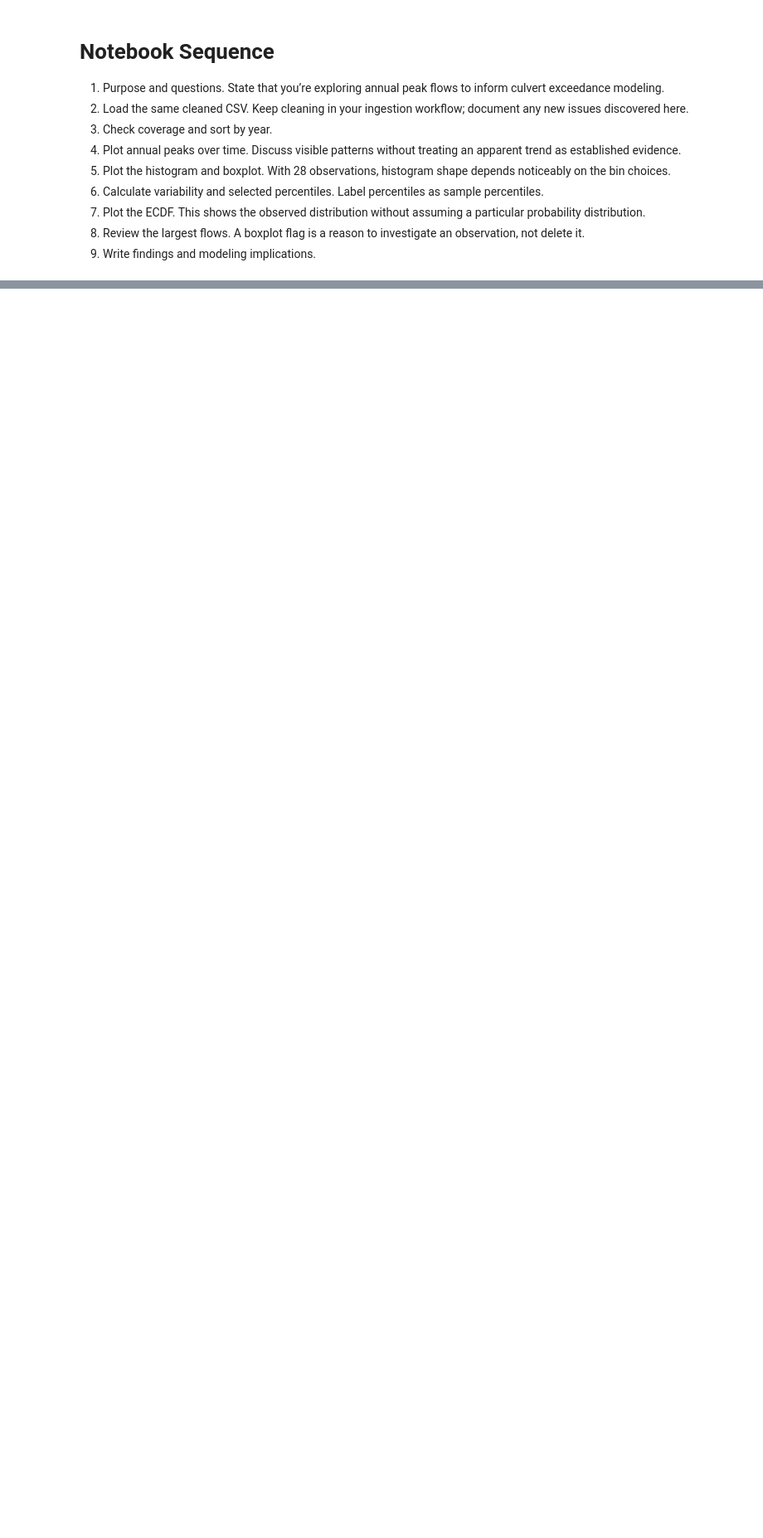
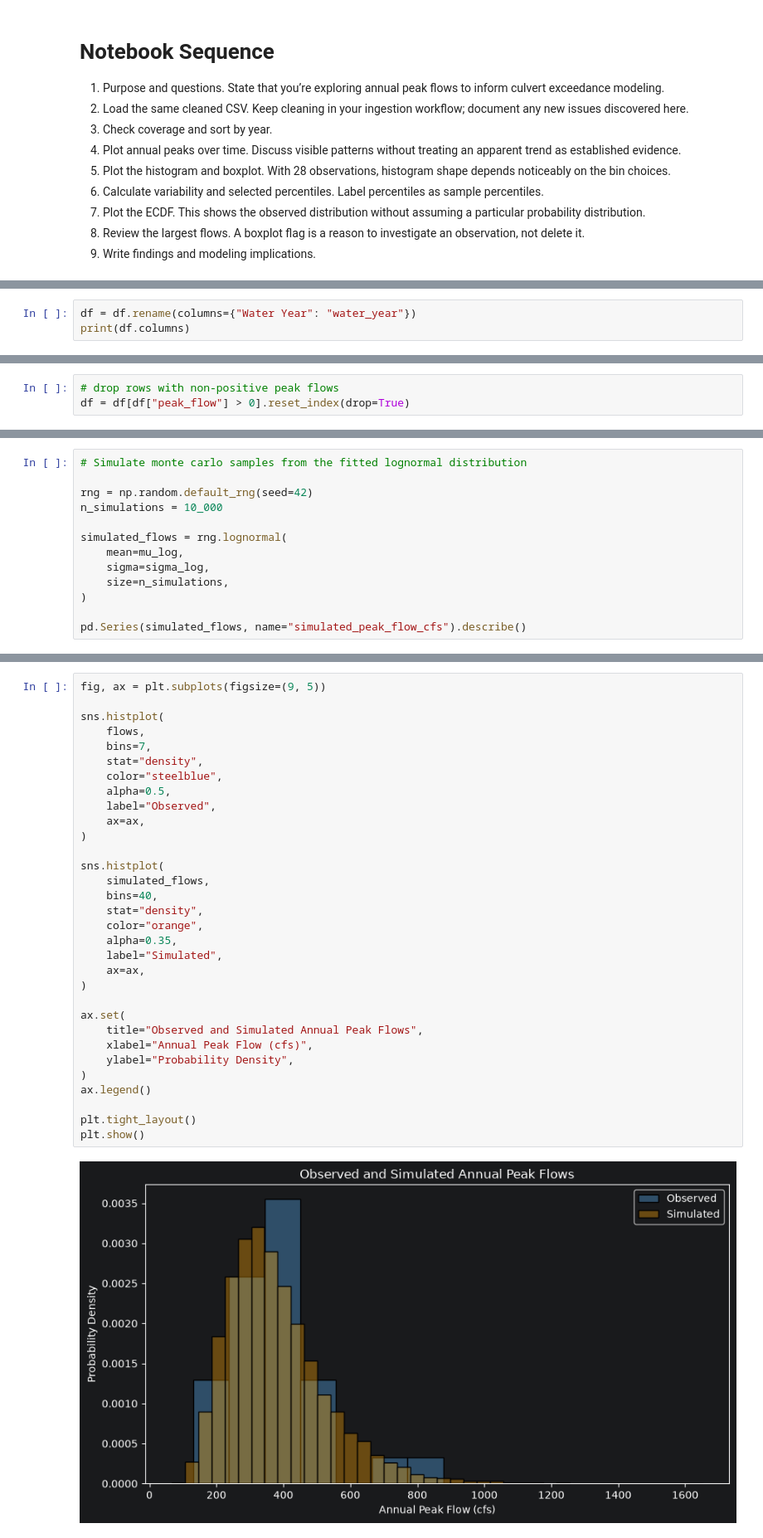
Before and after one commit to Brice-Dev-Lab/monte-carlo-practice-drills, a Jupyter notebook: notebooks/engineering/week_01/02_eda.ipynb, the cells around one changed output, grey strips where cells are left out. Shown at 83% size. Drawn from its saved outputs; the diff is of its cells as text; blank space fills up the shorter version.

Commit message:
calculate the monte carlo

```diff
--- a/notebooks/engineering/week_01/02_eda.ipynb
+++ b/notebooks/engineering/week_01/02_eda.ipynb
@@ -84,0 +147,3 @@ Dataframe shape: (31, 4)
+# %%
+df = df.rename(columns={"Water Year": "water_year"})
+print(df.columns)
@@ -84,0 +157,3 @@ Dataframe shape: (31, 4)
+# %%
+# drop rows with non-positive peak flows
+df = df[df["peak_flow"] > 0].reset_index(drop=True)
@@ -84,0 +176,13 @@ Dataframe shape: (31, 4)
+# %%
+# Simulate monte carlo samples from the fitted lognormal distribution
+
+rng = np.random.default_rng(seed=42)
+n_simulations = 10_000
+
+simulated_flows = rng.lognormal(
+    mean=mu_log,
+    sigma=sigma_log,
+    size=n_simulations,
+)
+
+pd.Series(simulated_flows, name="simulated_peak_flow_cfs").describe()
@@ -84,0 +199,34 @@ Dataframe shape: (31, 4)
+# %%
+fig, ax = plt.subplots(figsize=(9, 5))
+
+sns.histplot(
+    flows,
+    bins=7,
+    stat="density",
+    color="steelblue",
+    alpha=0.5,
+    label="Observed",
+    ax=ax,
+)
+
+sns.histplot(
+    simulated_flows,
+    bins=40,
+    stat="density",
+    color="orange",
+    alpha=0.35,
+    label="Simulated",
+    ax=ax,
+)
+
+ax.set(
+    title="Observed and Simulated Annual Peak Flows",
+    xlabel="Annual Peak Flow (cfs)",
+    ylabel="Probability Density",
+)
+ax.legend()
+
+plt.tight_layout()
+plt.show()
+# %% [output]
+[figure, added]
```
Also changed, not shown: parts of 11 cells of this notebook.
